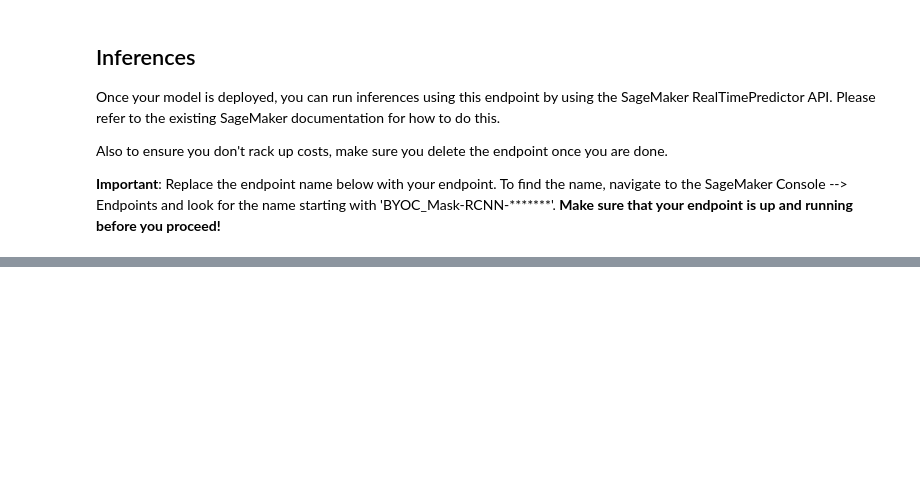
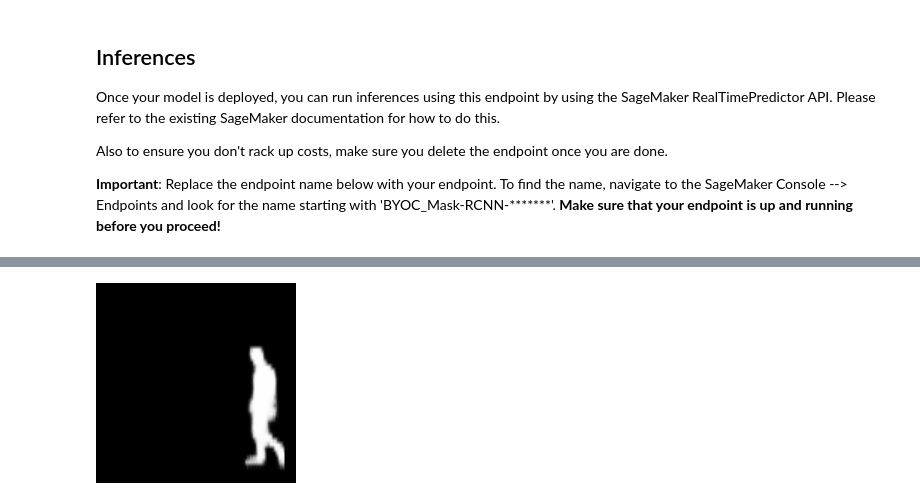
Before and after one commit to aws-samples/aws-stepfunctions-byoc-mlops-using-data-science-sdk, a Jupyter notebook: StepFunctions_BYOC_Workflow.ipynb, the cells around one changed output, grey strips where cells are left out. Cells and saved outputs as stored; diff of their text form; code cells hidden in the pictures; blank space fills up the shorter version.

```diff
--- a/StepFunctions_BYOC_Workflow.ipynb
+++ b/StepFunctions_BYOC_Workflow.ipynb
@@ -331,4 +383,6 @@ Image.fromarray(np.uint8(np.asarray(prediction[0][0])*255))
 # %%
-Image.fromarray(np.uint8(np.asarray(prediction[1][0])*255))
+Image.fromarray(np.uint8(np.asarray(prediction[1][0])*255)).resize(SMALL_IMAGE)
+# %% [output]
+[figure, added]
 # %%
 sess.delete_endpoint(predictor.endpoint)
```
Also changed, not shown: parts of 23 cells of this notebook.
